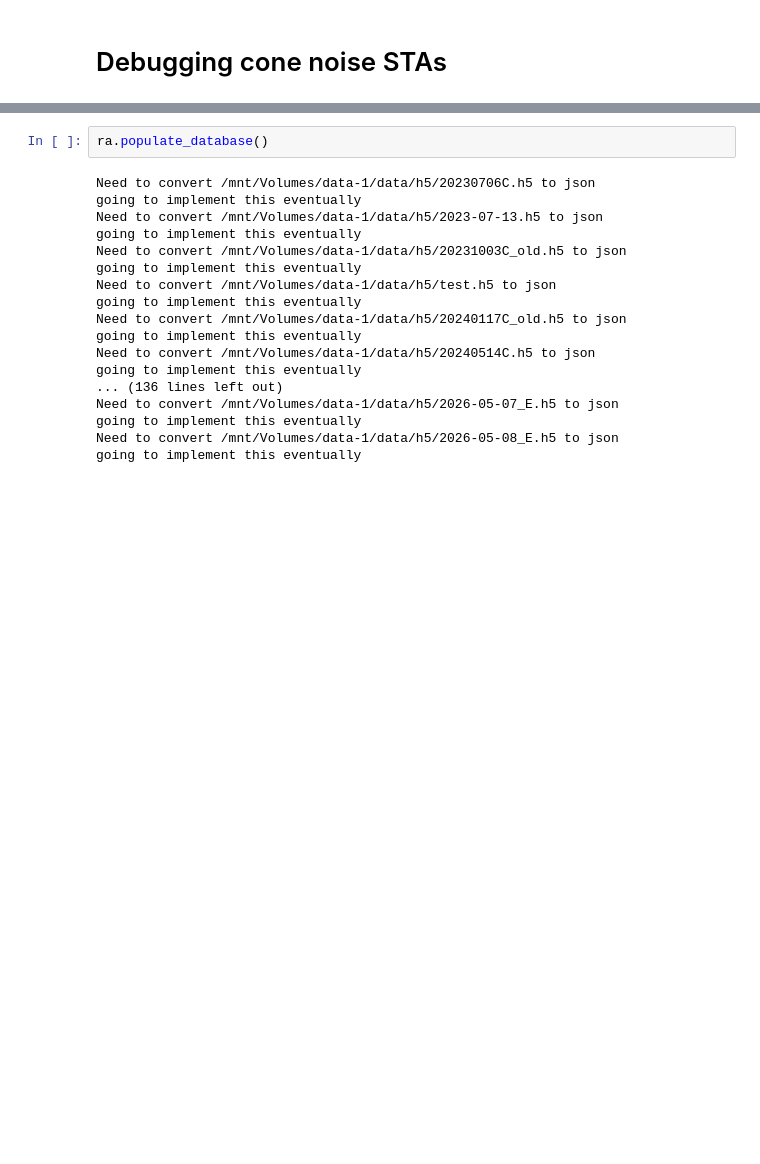
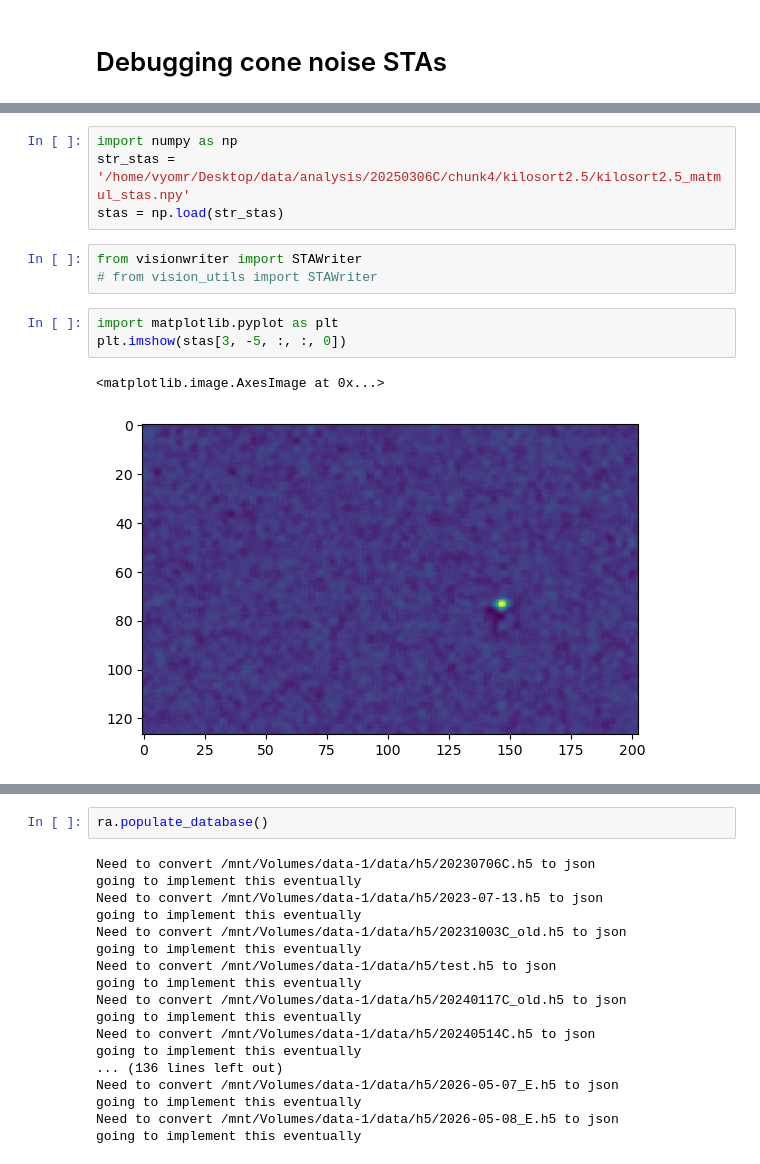
Before and after one commit to DRezeanu/retinanalysis, a Jupyter notebook: nbs/vr_sta2.ipynb, the cells around one changed output, grey strips where cells are left out. Saved outputs shown, nothing was run; the diff lists cells and outputs as text; blank space fills up the shorter version.

```diff
--- a/nbs/vr_sta2.ipynb
+++ b/nbs/vr_sta2.ipynb
@@ -6,0 +7,13 @@ import retinanalysis as ra
+# %%
+import numpy as np
+str_stas = '/home/vyomr/Desktop/data/analysis/20250306C/chunk4/kilosort2.5/kilosort2.5_matmul_stas.npy'
+stas = np.load(str_stas)
+# %%
+from visionwriter import STAWriter
+# from vision_utils import STAWriter
+# %%
+import matplotlib.pyplot as plt
+plt.imshow(stas[3, -5, :, :, 0])
+# %% [output]
+<matplotlib.image.AxesImage at 0x...>
+[figure, added]
```
Also changed, not shown: parts of 3 cells of this notebook, 3 other files.
